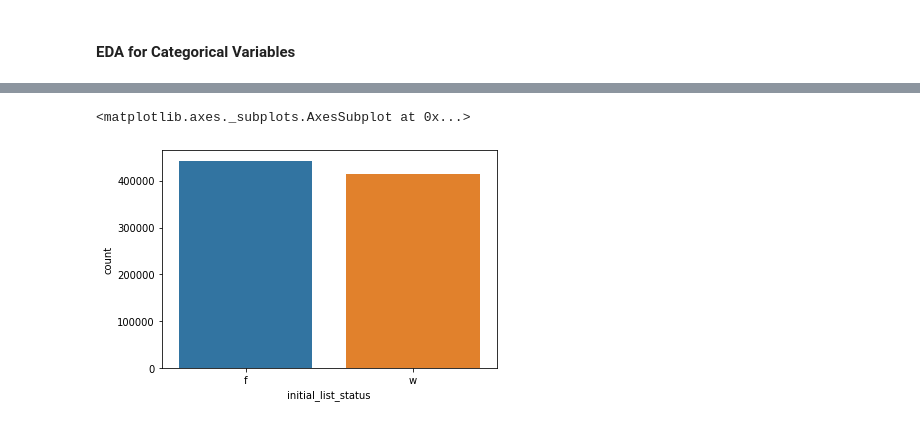
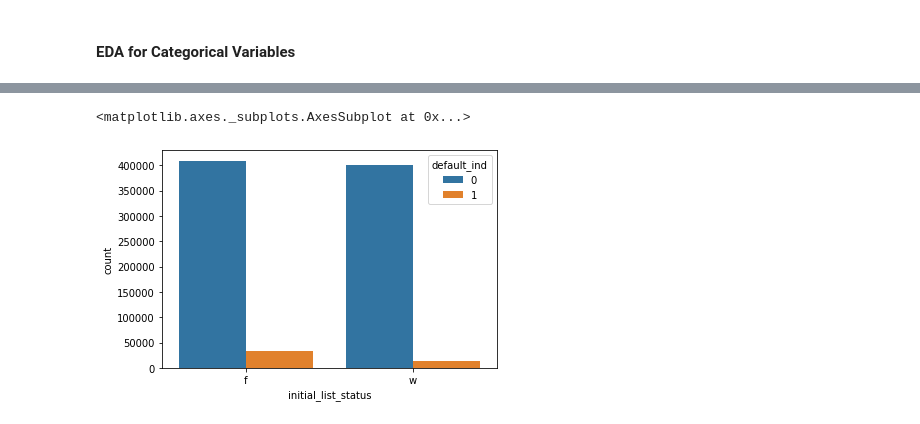
Before and after one commit to truptesh96/machine_learning, a Jupyter notebook: Bank Lending/Bank_Loan_Approval_Data_Cleaning.ipynb, the cells around one changed output, grey strips where cells are left out. Drawn from its saved outputs; the diff is of its cells as text; code cells hidden in the pictures.

```diff
--- a/Bank Lending/Bank_Loan_Approval_Data_Cleaning.ipynb
+++ b/Bank Lending/Bank_Loan_Approval_Data_Cleaning.ipynb
@@ -901,9 +356,9 @@ sns.countplot(data = cat_data, x = 'application_type')
 # application_type is not having sufficient Joint Label cases so We can Drop it
 data.drop('application_type', axis= 1, inplace = True)
 # %%
-sns.countplot(data = cat_data, x = 'initial_list_status')
+sns.countplot(data = data, x = 'initial_list_status', hue="default_ind")
 # %% [output]
 <matplotlib.axes._subplots.AxesSubplot at 0x...>
-[figure, old version]
+[figure, new version]
 # %%
 sns.countplot(data = cat_data, x = 'pub_rec')
```
Also changed, not shown: parts of 100 cells of this notebook, 1 other file.
